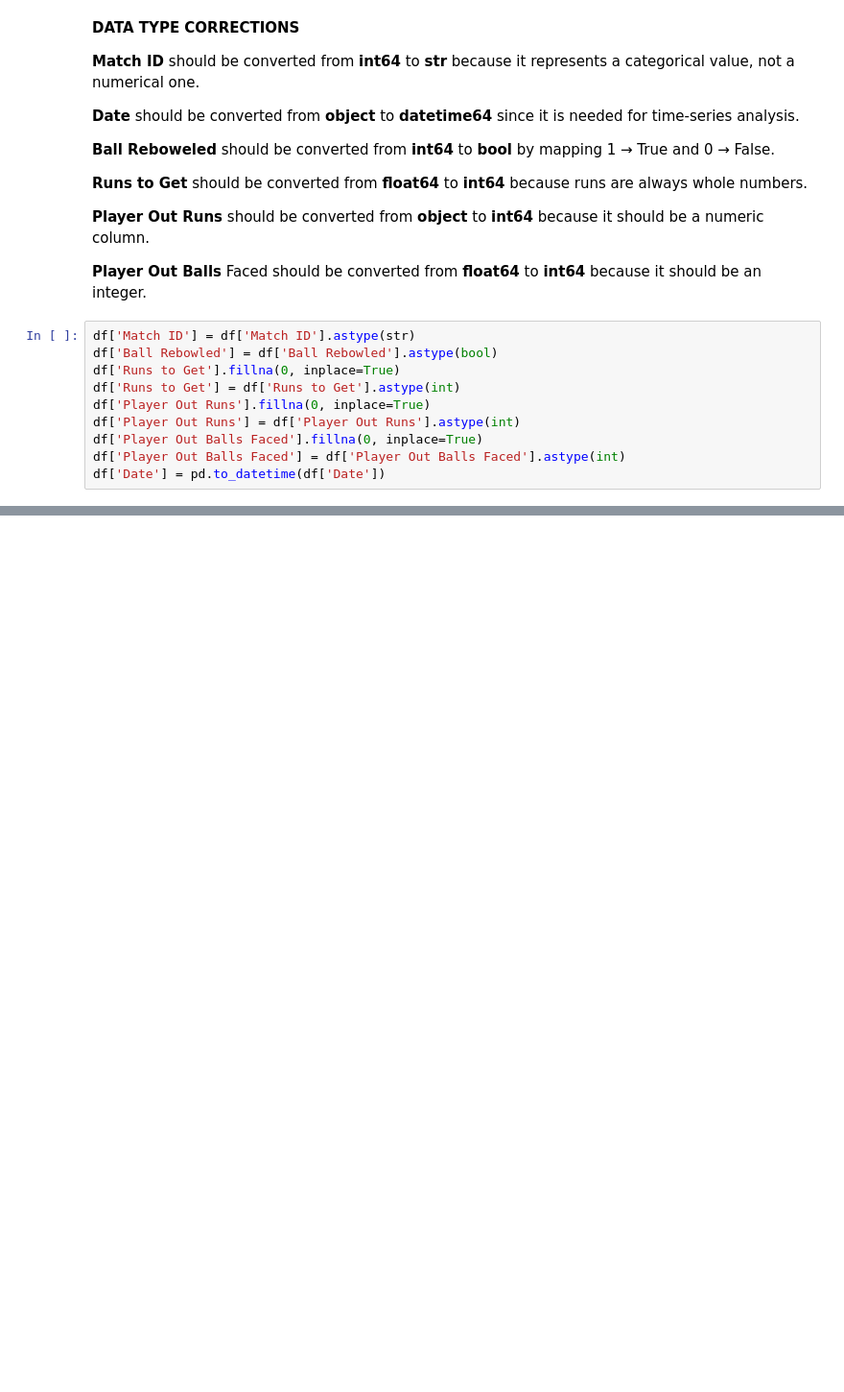
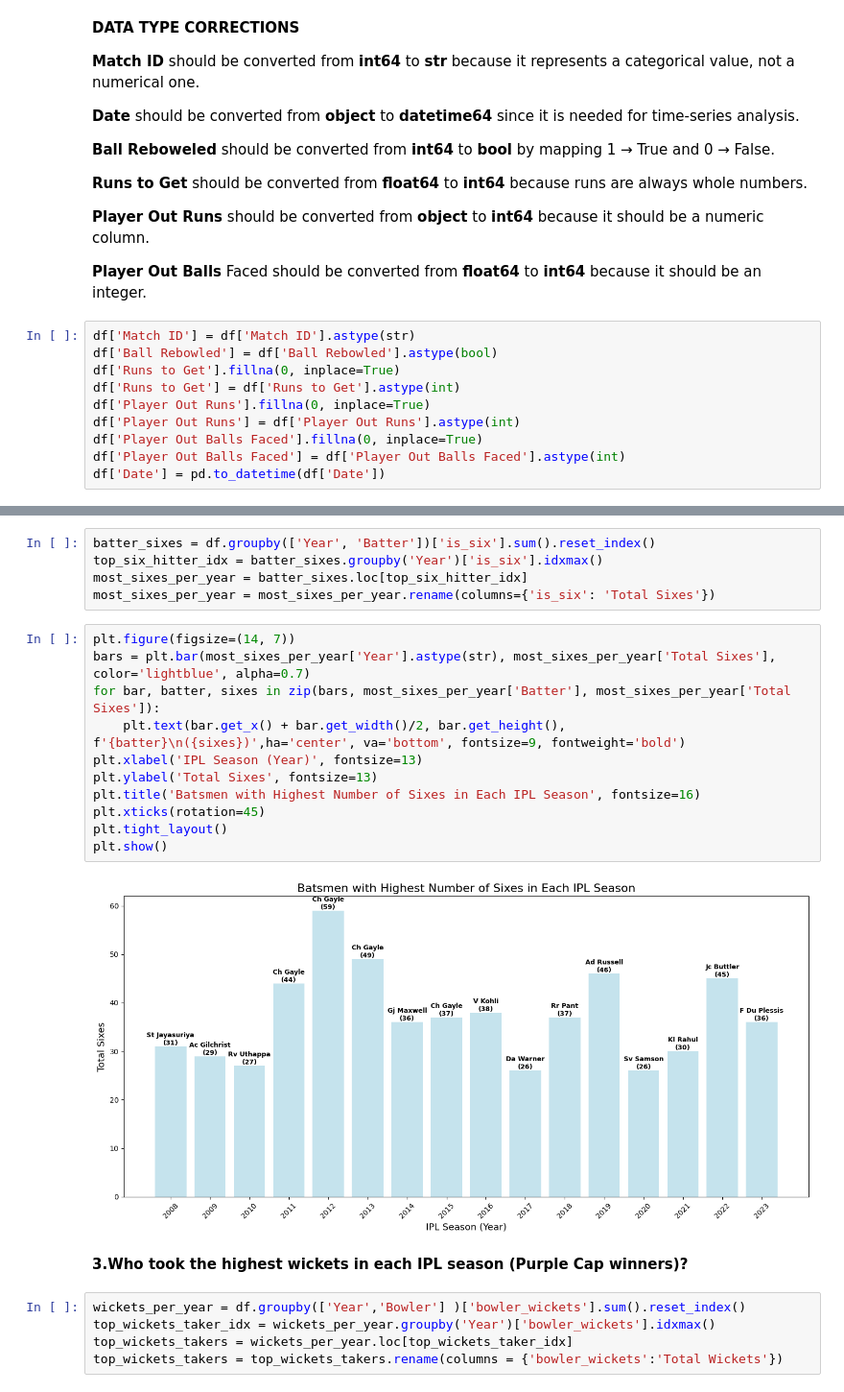
Before and after one commit to vishnusai2005/Dataset_Collection_-_Structure_EDA, a Jupyter notebook: Copy_of_Dataset_Collection_&_Structure.ipynb, the cells around one changed output, grey strips where cells are left out. Shown at 96% size. Cells and saved outputs as stored; diff of their text form; blank space fills up the shorter version.

```diff
--- a/Copy_of_Dataset_Collection_&_Structure.ipynb
+++ b/Copy_of_Dataset_Collection_&_Structure.ipynb
@@ -403,0 +716,25 @@ df['Date'] = pd.to_datetime(df['Date'])
+# %%
+batter_sixes = df.groupby(['Year', 'Batter'])['is_six'].sum().reset_index()
+top_six_hitter_idx = batter_sixes.groupby('Year')['is_six'].idxmax()
+most_sixes_per_year = batter_sixes.loc[top_six_hitter_idx]
+most_sixes_per_year = most_sixes_per_year.rename(columns={'is_six': 'Total Sixes'})
+# %%
+plt.figure(figsize=(14, 7))
+bars = plt.bar(most_sixes_per_year['Year'].astype(str), most_sixes_per_year['Total Sixes'], color='lightblue', alpha=0.7)
+for bar, batter, sixes in zip(bars, most_sixes_per_year['Batter'], most_sixes_per_year['Total Sixes']):
+    plt.text(bar.get_x() + bar.get_width()/2, bar.get_height(), f'{batter}\n({sixes})',ha='center', va='bottom', fontsize=9, fontweight='bold')
+plt.xlabel('IPL Season (Year)', fontsize=13)
+plt.ylabel('Total Sixes', fontsize=13)
+plt.title('Batsmen with Highest Number of Sixes in Each IPL Season', fontsize=16)
+plt.xticks(rotation=45)
+plt.tight_layout()
+plt.show()
+# %% [output]
+[figure, added]
+# %% [markdown]
+**3.Who took the highest wickets in each IPL season (Purple Cap winners)?**
+# %%
+wickets_per_year = df.groupby(['Year','Bowler'] )['bowler_wickets'].sum().reset_index()
+top_wickets_taker_idx = wickets_per_year.groupby('Year')['bowler_wickets'].idxmax()
+top_wickets_takers = wickets_per_year.loc[top_wickets_taker_idx]
+top_wickets_takers = top_wickets_takers.rename(columns = {'bowler_wickets':'Total Wickets'})
```
Also changed, not shown: parts of 42 cells of this notebook.
